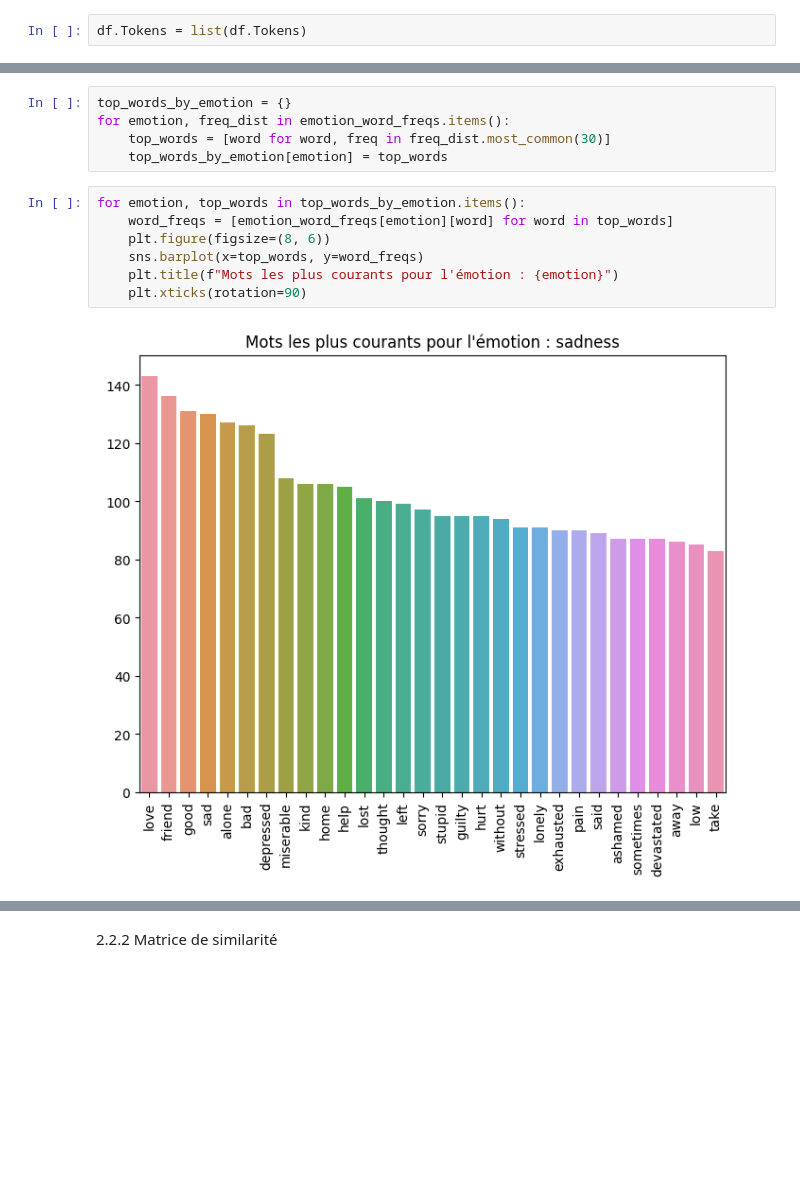
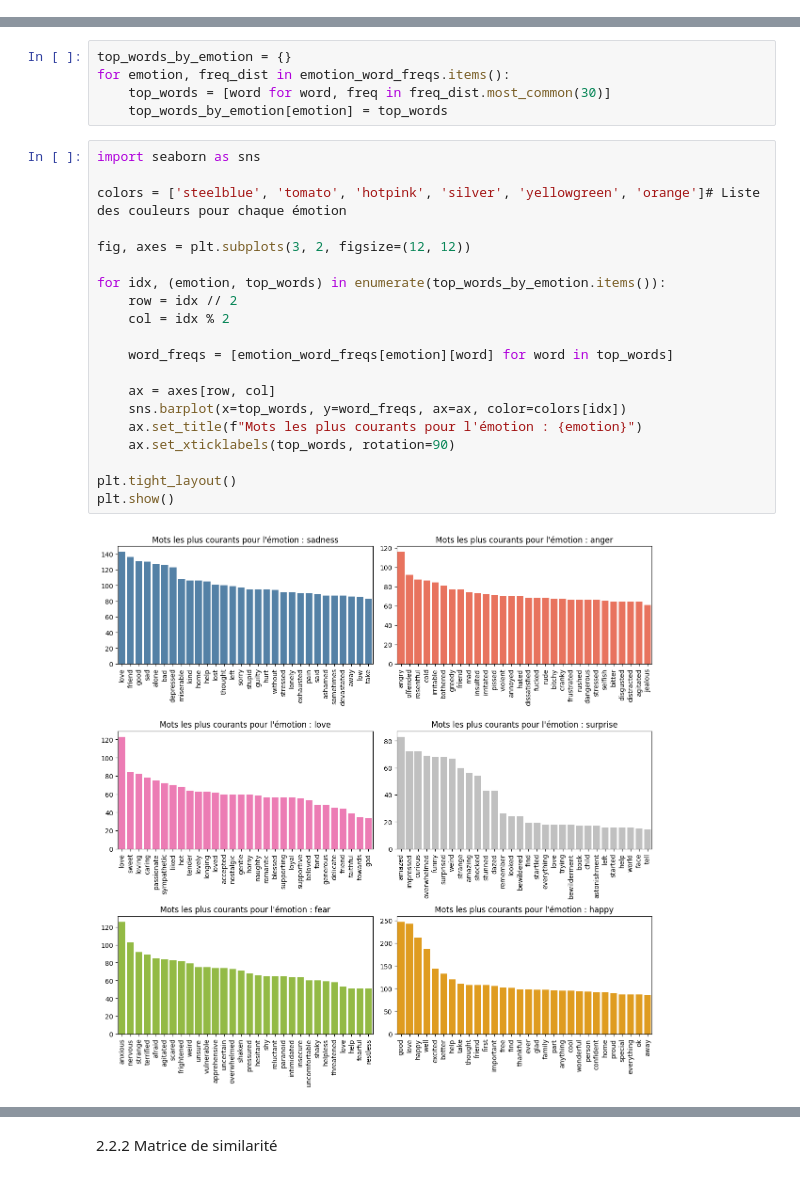
Before and after one commit to davidbreau/psycho_NLP, a Jupyter notebook: 3_Analyse.ipynb, the cells around one changed output, grey strips where cells are left out. Drawn from its saved outputs; the diff is of its cells as text; blank space fills up the shorter version.

```diff
--- a/3_Analyse.ipynb
+++ b/3_Analyse.ipynb
@@ -105,5 +105,3 @@ print(f'\033[94m  Sadness :', words_by_emotion['sadness'], '\n',  '\033[91m Ange
   Happy : ['good', 'love', 'happy', 'well', 'excited', 'better', 'help', 'take', 'thought', 'friend', 'first', 'important', 'free', 'find', 'thankful', 'ever', 'glad', 'family', 'part', 'anything', 'c ...
 # %% [markdown]
     ^ Mots les plus fréquents pour chaque émotion (hors stop words)
-# %%
-df.Tokens = list(df.Tokens)
@@ -138,11 +120,24 @@ for emotion, freq_dist in emotion_word_freqs.items():
     top_words = [word for word, freq in freq_dist.most_common(30)]
     top_words_by_emotion[emotion] = top_words
 # %%
-for emotion, top_words in top_words_by_emotion.items():
+import seaborn as sns
+
+colors = ['steelblue', 'tomato', 'hotpink', 'silver', 'yellowgreen', 'orange']# Liste des couleurs pour chaque émotion
+
+fig, axes = plt.subplots(3, 2, figsize=(12, 12))
+
+for idx, (emotion, top_words) in enumerate(top_words_by_emotion.items()):
+    row = idx // 2
+    col = idx % 2
+
     word_freqs = [emotion_word_freqs[emotion][word] for word in top_words]
-    plt.figure(figsize=(8, 6))
-    sns.barplot(x=top_words, y=word_freqs)
-    plt.title(f"Mots les plus courants pour l'émotion : {emotion}")
-    plt.xticks(rotation=90)
+
+    ax = axes[row, col]
+    sns.barplot(x=top_words, y=word_freqs, ax=ax, color=colors[idx])
+    ax.set_title(f"Mots les plus courants pour l'émotion : {emotion}")
+    ax.set_xticklabels(top_words, rotation=90)
+
+plt.tight_layout()
+plt.show()
 # %% [output]
-[figure, old version]
+[figure, new version]
```
Also changed, not shown: parts of 2 cells of this notebook.
